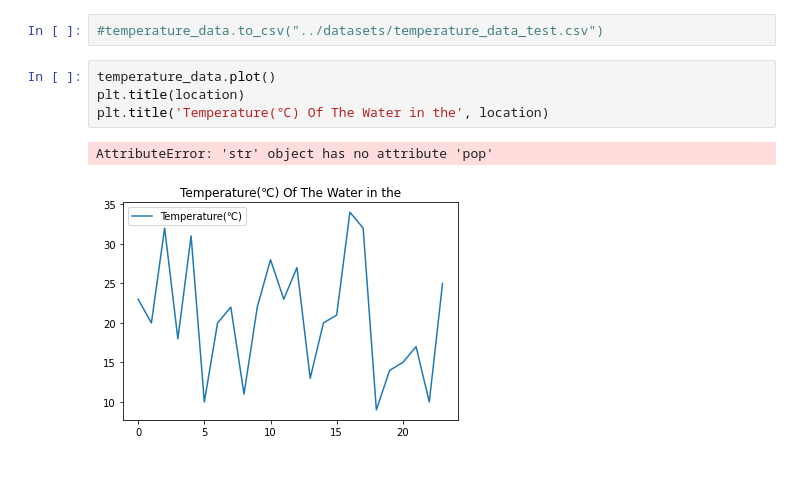
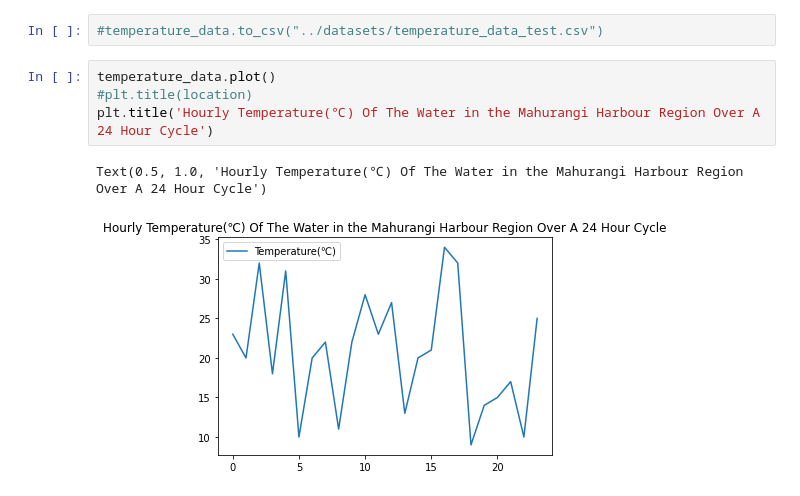
Before and after one commit to xwan438/Auqua, a Jupyter notebook: 159333_aquatech.ipynb, the cells around one changed output. Drawn from its saved outputs; the diff is of its cells as text.

```diff
--- a/159333_aquatech.ipynb
+++ b/159333_aquatech.ipynb
@@ -68,8 +68,8 @@ temperature_data
 #temperature_data.to_csv("../datasets/temperature_data_test.csv")
 # %%
 temperature_data.plot()
-plt.title(location)
-plt.title('Temperature(℃) Of The Water in the', location)
+#plt.title(location)
+plt.title('Hourly Temperature(℃) Of The Water in the Mahurangi Harbour Region Over A 24 Hour Cycle')
 # %% [output]
-AttributeError: 'str' object has no attribute 'pop'
+Text(0.5, 1.0, 'Hourly Temperature(℃) Of The Water in the Mahurangi Harbour Region Over A 24 Hour Cycle')
-[figure, old version]
+[figure, new version]
```
